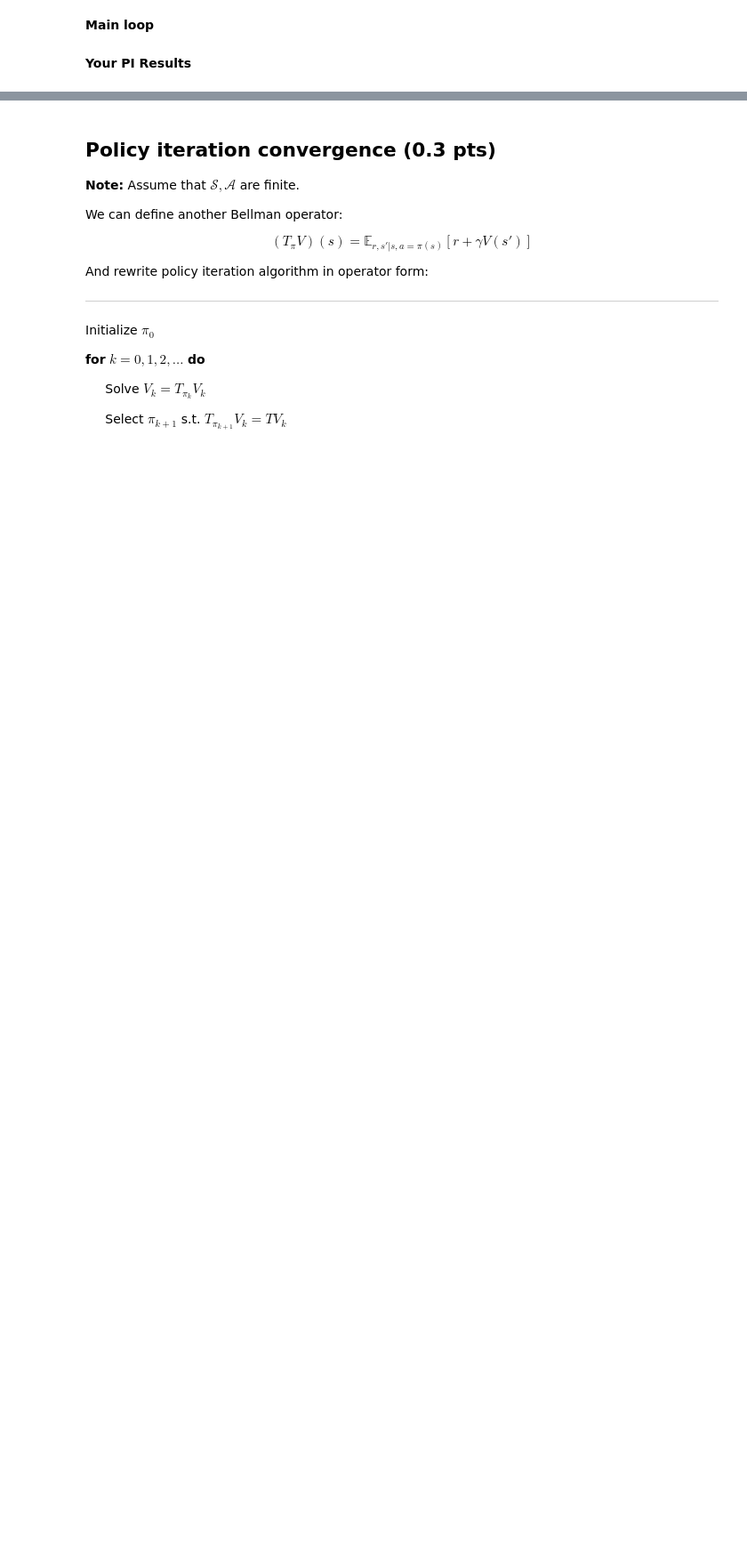
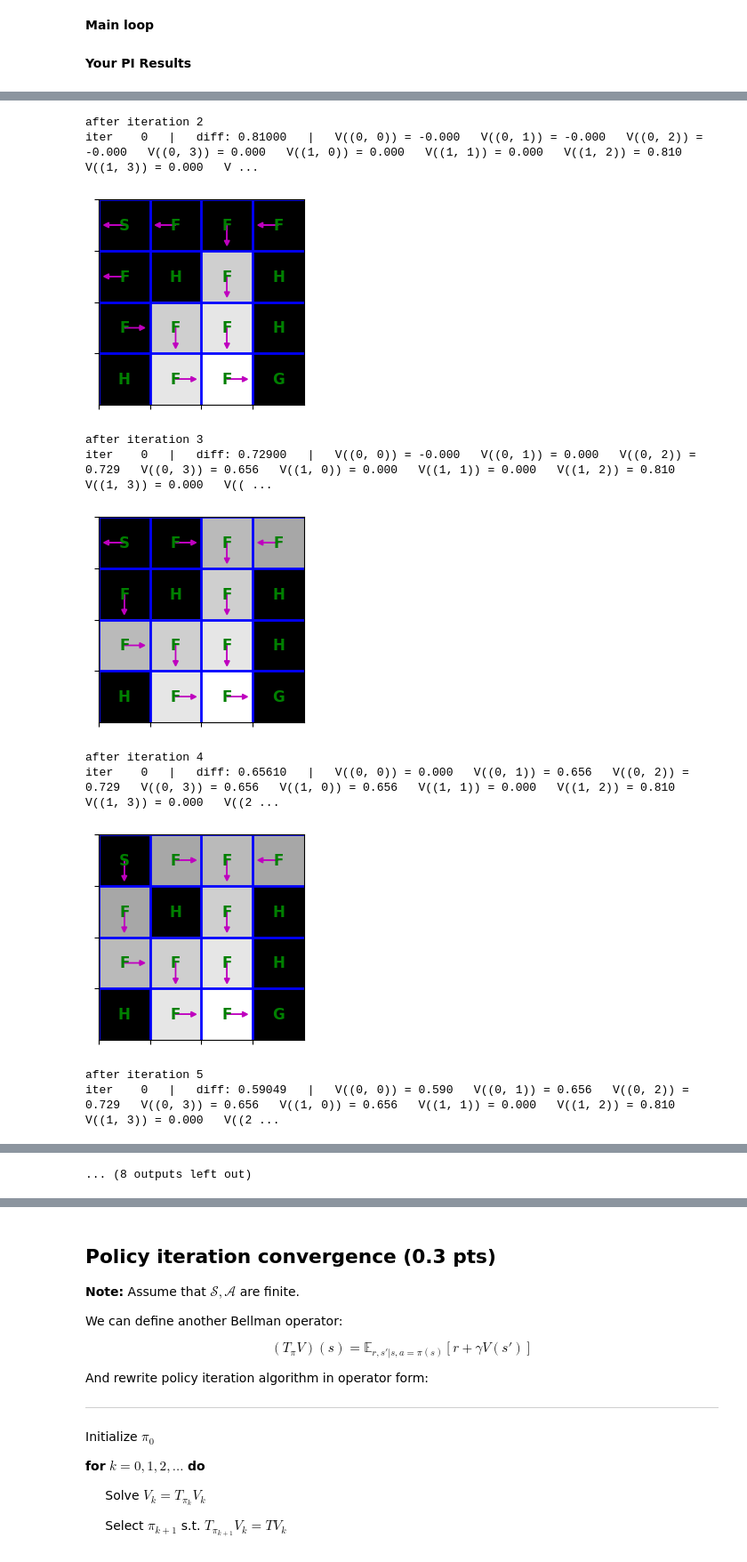
Before and after one commit to FuadBabaev/Advanced_RL, a Jupyter notebook: seminar_vi.ipynb, the cells around one changed output, grey strips where cells are left out. Shown at 89% size. Drawn from its saved outputs; the diff is of its cells as text; code cells hidden in the pictures; blank space fills up the shorter version.

```diff
--- a/seminar_vi.ipynb
+++ b/seminar_vi.ipynb
@@ -493,7 +491,7 @@ state_values = value_iteration(mdp)
 
 total_rewards = []
 for game_i in range(1000):
-    s, _ = mdp.reset()
+    s = mdp.reset()
     rewards = []
     for t in range(100):
         s, r, done, _ = mdp.step(
@@ -531,7 +529,7 @@ state_values = value_iteration(mdp)
 
 total_rewards = []
 for game_i in range(1000):
-    s, _ = mdp.reset()
+    s = mdp.reset()
     rewards = []
     for t in range(100):
         s, r, done, _ = mdp.step(
@@ -855,8 +887,26 @@ def policy_iteration(mdp, policy=None, gamma=0.9, num_iter=1000, min_difference=
     Run the policy iteration loop for num_iter iterations or till difference between V(s) is below min_difference.
     If policy is not given, initialize it at random.
     """
-    <YOUR CODE: a whole lot of it>
-
+    if policy is None:
+        policy = {}
+        for s in mdp.get_all_states():
+            actions = mdp.get_possible_actions(s)
+            if actions:
+                policy[s] = np.random.choice(actions)
+            else:
+                policy[s] = None
+    state_values = compute_vpi(mdp, policy, gamma)
+    for i in range(num_iter):
+        new_policy = compute_new_policy(mdp, state_values, gamma)
+        policy = new_policy
+        new_state_values = compute_vpi(mdp, policy, gamma)
+        diff = max(abs(state_values[s] - new_state_values[s]) for s in mdp.get_all_states())
+        state_values = new_state_values
+        print("iter %4i   |   diff: %6.5f   |   " % (i, diff), end="")
+        print('   '.join("V(%s) = %.3f" % (s, v) for s, v in state_values.items()))
+        if diff < min_difference:
+            print('Terminated!')
+            break
     return state_values, policy
 # %% [markdown]
 __Your PI Results__
@@ -864,0 +922,5 @@ __Your PI Results__
+# %%
+from mdp import FrozenLakeEnv
+mdp = FrozenLakeEnv(slip_chance=0)
+
+mdp.render()
@@ -864,0 +932,11 @@ __Your PI Results__
+# %%
+state_values = {s: 0 for s in mdp.get_all_states()}
+
+for i in range(10):
+    print("after iteration %i" % i)
+    if i == 0:
+      state_values, policy  = policy_iteration(mdp, num_iter=1)
+    else:
+      state_values, policy  = policy_iteration(mdp, policy=policy, num_iter=1)
+    draw_policy(mdp, state_values)
+# %% [output]
@@ -864,0 +949,11 @@ __Your PI Results__
+after iteration 2
+iter    0   |   diff: 0.81000   |   V((0, 0)) = -0.000   V((0, 1)) = -0.000   V((0, 2)) = -0.000   V((0, 3)) = 0.000   V((1, 0)) = 0.000   V((1, 1)) = 0.000   V((1, 2)) = 0.810   V((1, 3)) = 0.000   V ...
+[figure, added]
+after iteration 3
+iter    0   |   diff: 0.72900   |   V((0, 0)) = -0.000   V((0, 1)) = 0.000   V((0, 2)) = 0.729   V((0, 3)) = 0.656   V((1, 0)) = 0.000   V((1, 1)) = 0.000   V((1, 2)) = 0.810   V((1, 3)) = 0.000   V(( ...
+[figure, added]
+after iteration 4
+iter    0   |   diff: 0.65610   |   V((0, 0)) = 0.000   V((0, 1)) = 0.656   V((0, 2)) = 0.729   V((0, 3)) = 0.656   V((1, 0)) = 0.656   V((1, 1)) = 0.000   V((1, 2)) = 0.810   V((1, 3)) = 0.000   V((2 ...
+[figure, added]
+after iteration 5
+iter    0   |   diff: 0.59049   |   V((0, 0)) = 0.590   V((0, 1)) = 0.656   V((0, 2)) = 0.729   V((0, 3)) = 0.656   V((1, 0)) = 0.656   V((1, 1)) = 0.000   V((1, 2)) = 0.810   V((1, 3)) = 0.000   V((2 ...
@@ -864,0 +961 @@ __Your PI Results__
+... (8 outputs left out)
```
Also changed, not shown: parts of 20 cells of this notebook.
